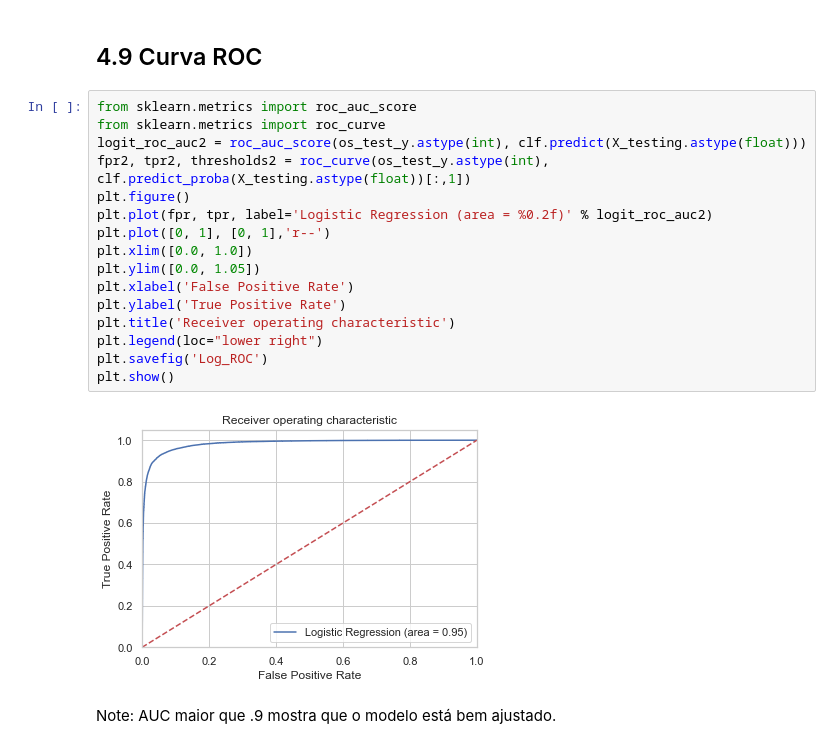
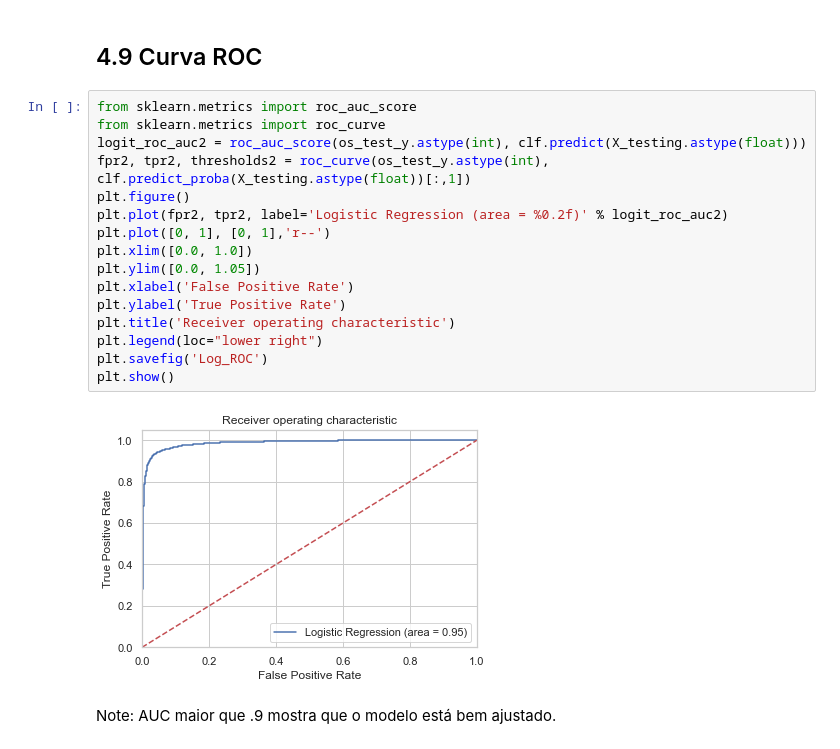
Before and after one commit to edbkei/MO416PROJ3, a Jupyter notebook: Projeto3/Project3.ipynb, the cells around one changed output. Cells and saved outputs as stored; diff of their text form.

```diff
--- a/Projeto3/Project3.ipynb
+++ b/Projeto3/Project3.ipynb
@@ -511,21 +509,21 @@ Nota: Praticamente todos os índices foram maiores que 90%. Isso mostra que o mo
 # %%
 from sklearn.metrics import roc_auc_score
 from sklearn.metrics import roc_curve
 logit_roc_auc2 = roc_auc_score(os_test_y.astype(int), clf.predict(X_testing.astype(float)))
 fpr2, tpr2, thresholds2 = roc_curve(os_test_y.astype(int), clf.predict_proba(X_testing.astype(float))[:,1])
 plt.figure()
-plt.plot(fpr, tpr, label='Logistic Regression (area = %0.2f)' % logit_roc_auc2)
+plt.plot(fpr2, tpr2, label='Logistic Regression (area = %0.2f)' % logit_roc_auc2)
 plt.plot([0, 1], [0, 1],'r--')
 plt.xlim([0.0, 1.0])
 plt.ylim([0.0, 1.05])
 plt.xlabel('False Positive Rate')
 plt.ylabel('True Positive Rate')
 plt.title('Receiver operating characteristic')
 plt.legend(loc="lower right")
 plt.savefig('Log_ROC')
 plt.show()
 # %% [output]
-[figure, old version]
+[figure, new version]
 # %% [markdown]
 Note: AUC maior que .9 mostra que o modelo está bem ajustado.
 # %% [markdown]
```
Also changed, not shown: parts of 8 cells of this notebook.
